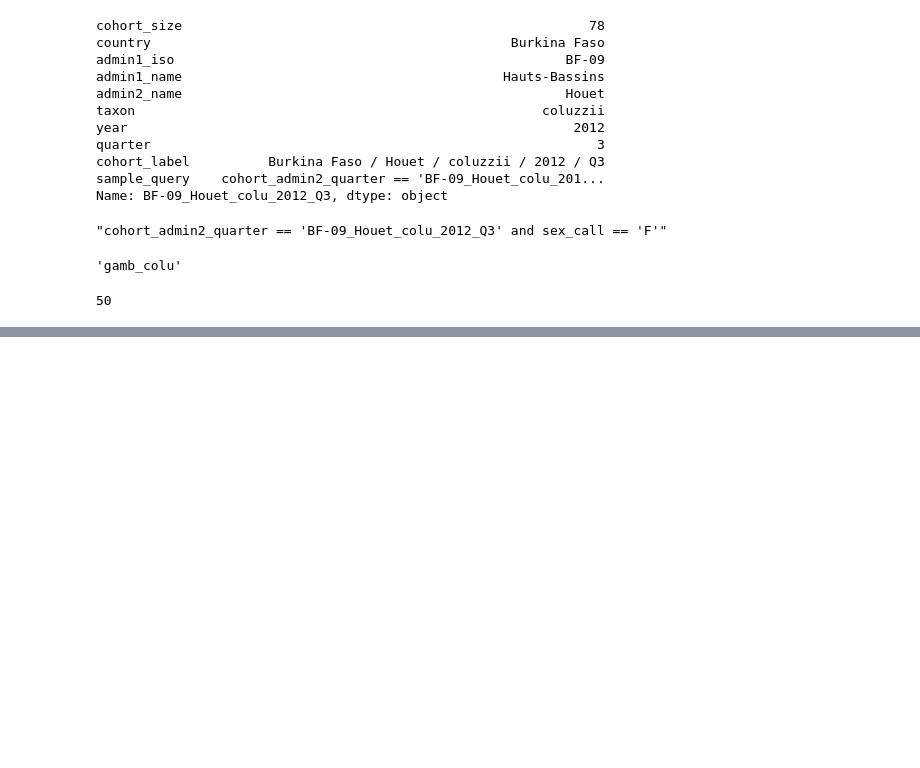
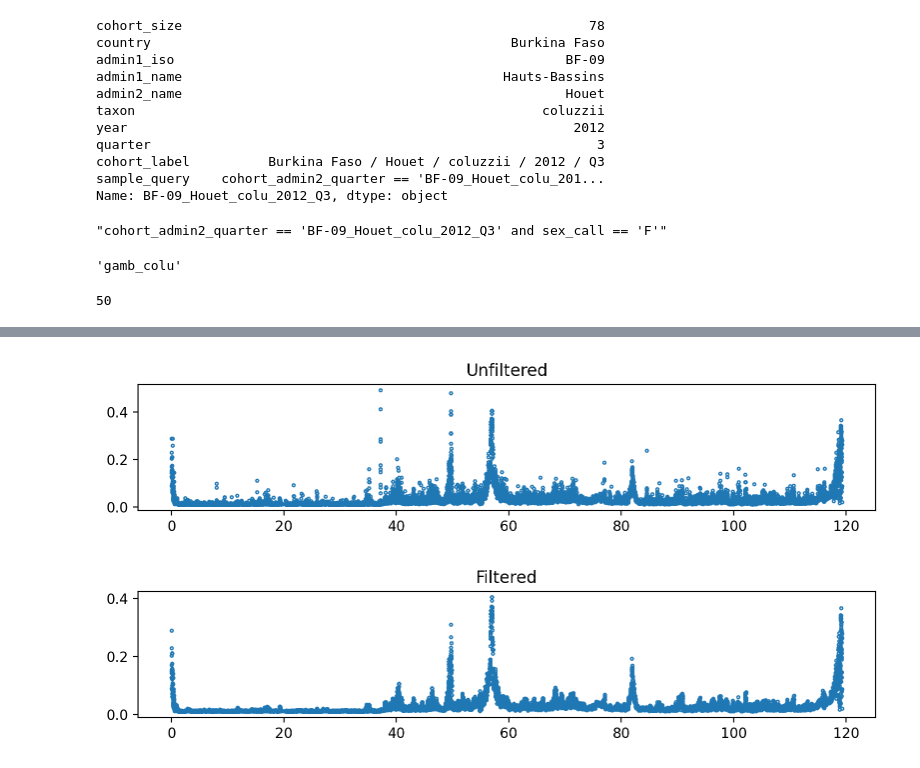
Before and after one commit to anopheles-genomic-surveillance/selection-atlas, a Jupyter notebook: workflow/notebooks/h12-signal-detection.ipynb, the cells around one changed output, grey strips where cells are left out. Saved outputs shown, nothing was run; the diff lists cells and outputs as text; code cells hidden in the pictures; blank space fills up the shorter version.

```diff
--- a/workflow/notebooks/h12-signal-detection.ipynb
+++ b/workflow/notebooks/h12-signal-detection.ipynb
@@ -442,0 +176,20 @@ center 56.0 flank size 8
+# %%
+# filter outliers
+h12_filtered = hampel_filter(h12, size=filter_size, t=filter_t)
+# %%
+if debug:
+
+    # before filtering
+    fig, ax = plt.subplots(figsize=(8, 2))
+    ax.plot(gpos, h12, marker='o', linestyle=' ', mfc='none', markersize=2)
+    ax.set_title('Unfiltered')
+    fig.tight_layout()
+
+    # after filtering
+    fig, ax = plt.subplots(figsize=(8, 2))
+    ax.plot(gpos, h12_filtered, marker='o', linestyle=' ', mfc='none', markersize=2)
+    ax.set_title('Filtered')
+    fig.tight_layout()
+# %% [output]
+[figure, added]
+[figure, added]
```
Also changed, not shown: parts of 31 cells of this notebook, 3 other files.
